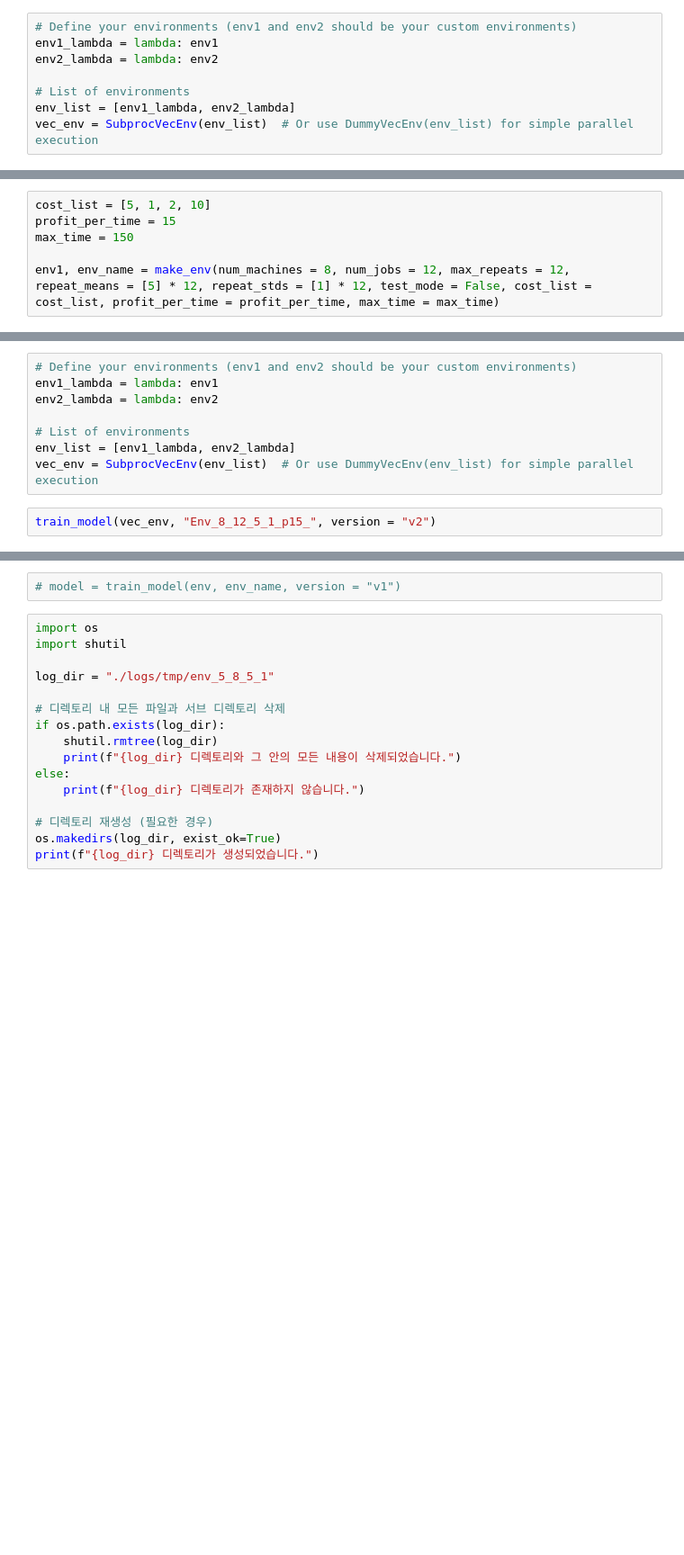
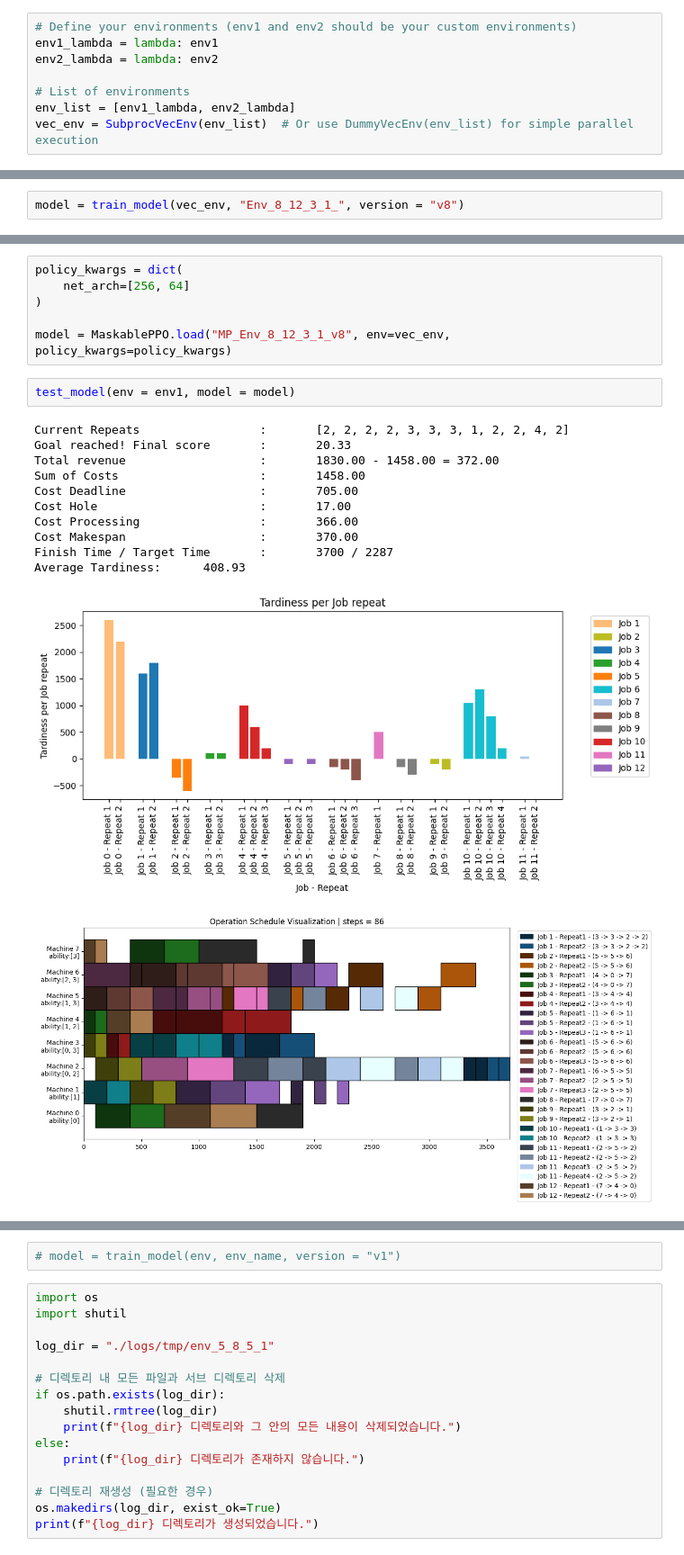
Before and after one commit to Huch0/RL-Scheduler, a Jupyter notebook: Test_CustomRepeatableEnv.ipynb, the cells around one changed output, grey strips where cells are left out. Shown at 90% size. Saved outputs shown, nothing was run; the diff lists cells and outputs as text; blank space fills up the shorter version.

```diff
--- a/Test_CustomRepeatableEnv.ipynb
+++ b/Test_CustomRepeatableEnv.ipynb
@@ -109,6 +80,0 @@ Average Tardiness:      1877.50
-# %%
-cost_list = [5, 1, 2, 10]
-profit_per_time = 15
-max_time = 150
-
-env1, env_name = make_env(num_machines = 8, num_jobs = 12, max_repeats = 12, repeat_means = [5] * 12, repeat_stds = [1] * 12, test_mode = False, cost_list = cost_list, profit_per_time = profit_per_time, max_time = max_time)
@@ -121,11 +81,3 @@ env2, env_name = make_env(num_machines = 8, num_jobs = 12, max_repeats = 12, rep
-# %%
-# Define your environments (env1 and env2 should be your custom environments)
-env1_lambda = lambda: env1
-env2_lambda = lambda: env2
-
-# List of environments
-env_list = [env1_lambda, env2_lambda]
-vec_env = SubprocVecEnv(env_list)  # Or use DummyVecEnv(env_list) for simple parallel execution
 # %%
-train_model(vec_env, "Env_8_12_5_1_p15_", version = "v2")
+model = train_model(vec_env, "Env_8_12_3_1_", version = "v8")
 # %% [output]
@@ -172,0 +107,21 @@ KeyboardInterrupt
+# %%
+policy_kwargs = dict(
+    net_arch=[256, 64]
+)
+
+model = MaskablePPO.load("MP_Env_8_12_3_1_v8", env=vec_env, policy_kwargs=policy_kwargs)
+# %%
+test_model(env = env1, model = model)
+# %% [output]
+Current Repeats                 :       [2, 2, 2, 2, 3, 3, 3, 1, 2, 2, 4, 2]
+Goal reached! Final score       :       20.33
+Total revenue                   :       1830.00 - 1458.00 = 372.00
+Sum of Costs                    :       1458.00
+Cost Deadline                   :       705.00
+Cost Hole                       :       17.00
+Cost Processing                 :       366.00
+Cost Makespan                   :       370.00
+Finish Time / Target Time       :       3700 / 2287
+Average Tardiness:      408.93
+[figure, new version]
+[figure, new version]
```
Also changed, not shown: parts of 14 cells of this notebook, 2 other files.
